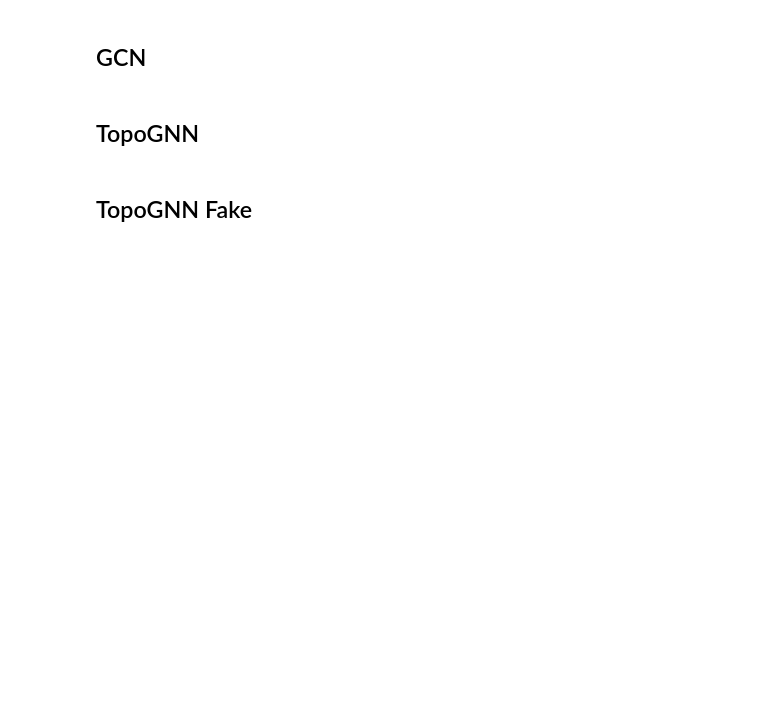
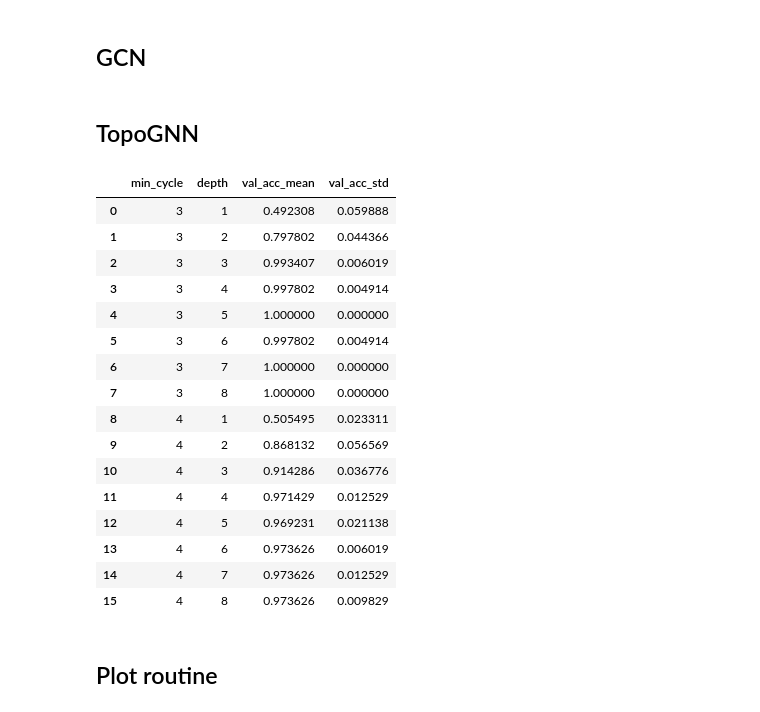
Before and after one commit to BorgwardtLab/TOGL, a Jupyter notebook: notebooks/Synthetic_plots.ipynb, the cells around one changed output. Cells and saved outputs as stored; diff of their text form; code cells hidden in the pictures; blank space fills up the shorter version.

```diff
--- a/notebooks/Synthetic_plots.ipynb
+++ b/notebooks/Synthetic_plots.ipynb
@@ -9,5 +9,18 @@ gcn_res = pd.read_csv("../plots_data/GCN_Synthetic_new.csv")
 # %%
-df_gcn_cycles = gcn_res.loc[gcn_res.dataset=="Cycles",["depth","val_acc","test_acc"]]
-df_gcn_necklaces = gcn_res.loc[gcn_res.dataset=="Necklaces",["depth","val_acc","test_acc"]]
+df_gcn_cycles = pd.read_csv("../plots_data/GCN_Cycles_full.csv")
+#df_gcn_cycles = gcn_res.loc[gcn_res.dataset=="Cycles",["depth","val_acc","test_acc"]]
+df_gcn_necklaces = pd.read_csv("../plots_data/GCN_Necklaces_full.csv")
+#df_gcn_necklaces = gcn_res.loc[gcn_res.dataset=="Necklaces",["depth","val_acc","test_acc"]]
 
 df_gcn = {"Cycles":df_gcn_cycles, "Necklaces": df_gcn_necklaces}
+# %%
+df_gcn_cycles_mean = df_gcn_cycles.groupby(["min_cycle","depth"])["val_acc"].mean().reset_index().rename(columns = {"val_acc":"val_acc_mean"})
+df_gcn_cycles_std = df_gcn_cycles.groupby(["min_cycle","depth"])["val_acc"].std().reset_index().rename(columns = {"val_acc":"val_acc_std"})
+
+df_gcn_cycles_summary = df_gcn_cycles_mean.merge(df_gcn_cycles_std,how="left",on=["min_cycle","depth"])
+
+
+df_gcn_necklaces_mean = df_gcn_necklaces.groupby(["depth"])["val_acc"].mean().reset_index().rename(columns = {"val_acc":"val_acc_mean"})
+df_gcn_necklaces_std = df_gcn_necklaces.groupby(["depth"])["val_acc"].std().reset_index().rename(columns = {"val_acc":"val_acc_std"})
+
+df_gcn_necklaces_summary = df_gcn_necklaces_mean.merge(df_gcn_necklaces_std,how="left",on=["depth"])
@@ -21,4 +39,2 @@ df_topognn_necklaces = topognn_res.loc[topognn_res.dataset=="Necklaces",["dim1",
 
 df_topognn = {"Cycles":df_topognn_cycles, "Necklaces": df_topognn_necklaces}
-# %% [markdown]
-## TopoGNN Fake
@@ -32,3 +54,25 @@ df_topognn_fake = {"Cycles":df_topognn_fake_cycles, "Necklaces": df_topognn_fake
+# %%
+df_gcn_cycles_summary
+# %% [output]
+|  | min_cycle | depth | val_acc_mean | val_acc_std |
+| 0 | 3 | 1 | 0.492308 | 0.059888 |
+| 1 | 3 | 2 | 0.797802 | 0.044366 |
+| 2 | 3 | 3 | 0.993407 | 0.006019 |
+| 3 | 3 | 4 | 0.997802 | 0.004914 |
+| 4 | 3 | 5 | 1.000000 | 0.000000 |
+| 5 | 3 | 6 | 0.997802 | 0.004914 |
+| 6 | 3 | 7 | 1.000000 | 0.000000 |
+| 7 | 3 | 8 | 1.000000 | 0.000000 |
+| 8 | 4 | 1 | 0.505495 | 0.023311 |
+| 9 | 4 | 2 | 0.868132 | 0.056569 |
+| 10 | 4 | 3 | 0.914286 | 0.036776 |
+| 11 | 4 | 4 | 0.971429 | 0.012529 |
+| 12 | 4 | 5 | 0.969231 | 0.021138 |
+| 13 | 4 | 6 | 0.973626 | 0.006019 |
+| 14 | 4 | 7 | 0.973626 | 0.012529 |
+| 15 | 4 | 8 | 0.973626 | 0.009829 |
+# %% [markdown]
+## Plot routine
 # %%
 y_label = "val_acc"
 linewidth = 2
```
Also changed, not shown: parts of 12 cells of this notebook, 6 other files.
